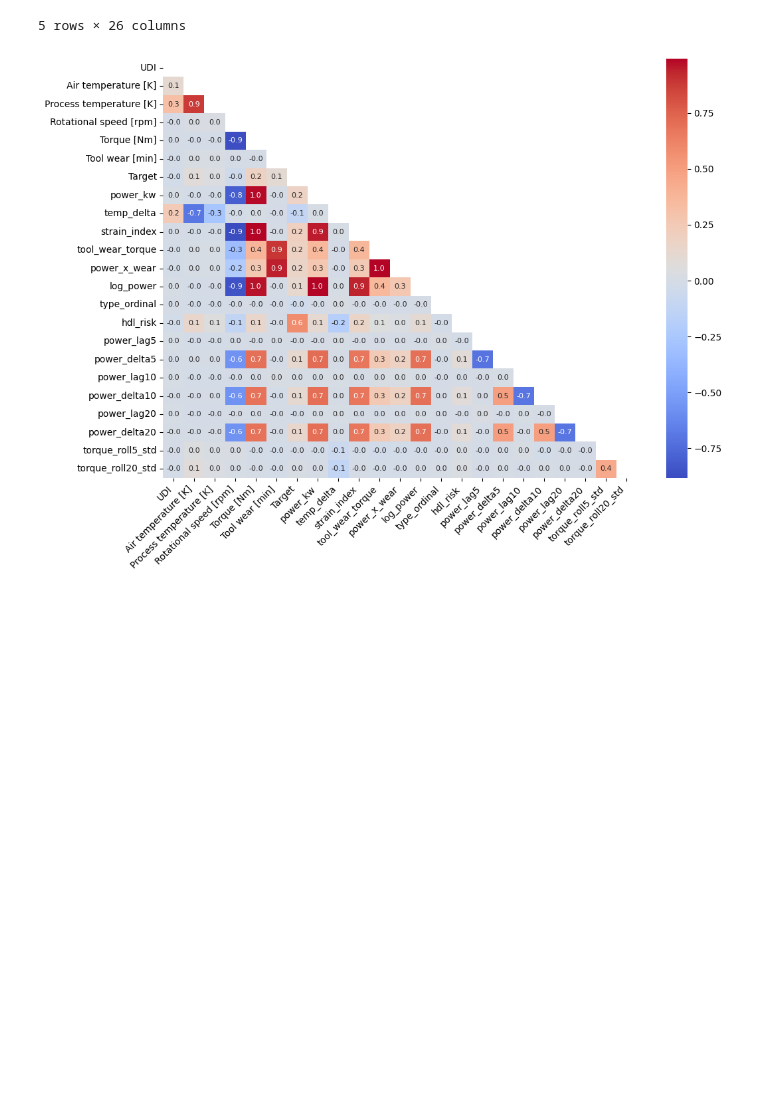
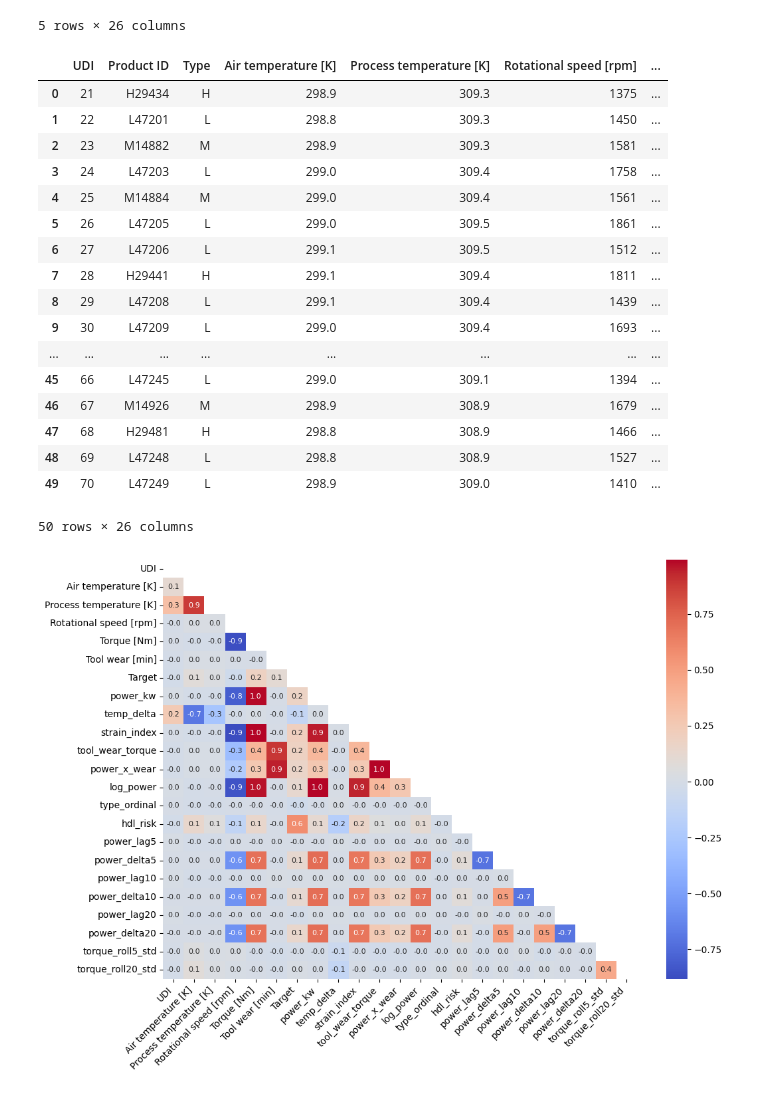
Before and after one commit to HE-MAY/Predictive-Maintenance-for-Cutting-Machine, a Jupyter notebook: notebooks/feature engienring.ipynb, the cells around one changed output. Cells and saved outputs as stored; diff of their text form; code cells hidden in the pictures; blank space fills up the shorter version.

```diff
--- a/notebooks/feature engienring.ipynb
+++ b/notebooks/feature engienring.ipynb
@@ -69,6 +69,27 @@ df.head()
 | 3 | 24 | L47203 | L | 299.0 | 309.4 | 1758 | ... |
 | 4 | 25 | M14884 | M | 299.0 | 309.4 | 1561 | ... |
 5 rows × 26 columns
+# %%
+df.head(50)
+# %% [output]
+|  | UDI | Product ID | Type | Air temperature [K] | Process temperature [K] | Rotational speed [rpm] | ... |
+| 0 | 21 | H29434 | H | 298.9 | 309.3 | 1375 | ... |
+| 1 | 22 | L47201 | L | 298.8 | 309.3 | 1450 | ... |
+| 2 | 23 | M14882 | M | 298.9 | 309.3 | 1581 | ... |
+| 3 | 24 | L47203 | L | 299.0 | 309.4 | 1758 | ... |
+| 4 | 25 | M14884 | M | 299.0 | 309.4 | 1561 | ... |
+| 5 | 26 | L47205 | L | 299.0 | 309.5 | 1861 | ... |
+| 6 | 27 | L47206 | L | 299.1 | 309.5 | 1512 | ... |
+| 7 | 28 | H29441 | H | 299.1 | 309.4 | 1811 | ... |
+| 8 | 29 | L47208 | L | 299.1 | 309.4 | 1439 | ... |
+| 9 | 30 | L47209 | L | 299.0 | 309.4 | 1693 | ... |
+| ... | ... | ... | ... | ... | ... | ... | ... |
+| 45 | 66 | L47245 | L | 299.0 | 309.1 | 1394 | ... |
+| 46 | 67 | M14926 | M | 298.9 | 308.9 | 1679 | ... |
+| 47 | 68 | H29481 | H | 298.8 | 308.9 | 1466 | ... |
+| 48 | 69 | L47248 | L | 298.8 | 308.9 | 1527 | ... |
+| 49 | 70 | L47249 | L | 298.9 | 309.0 | 1410 | ... |
+50 rows × 26 columns
 # %%
 import seaborn as sns
 import matplotlib.pyplot as plt
```
Also changed, not shown: 3 other files.
